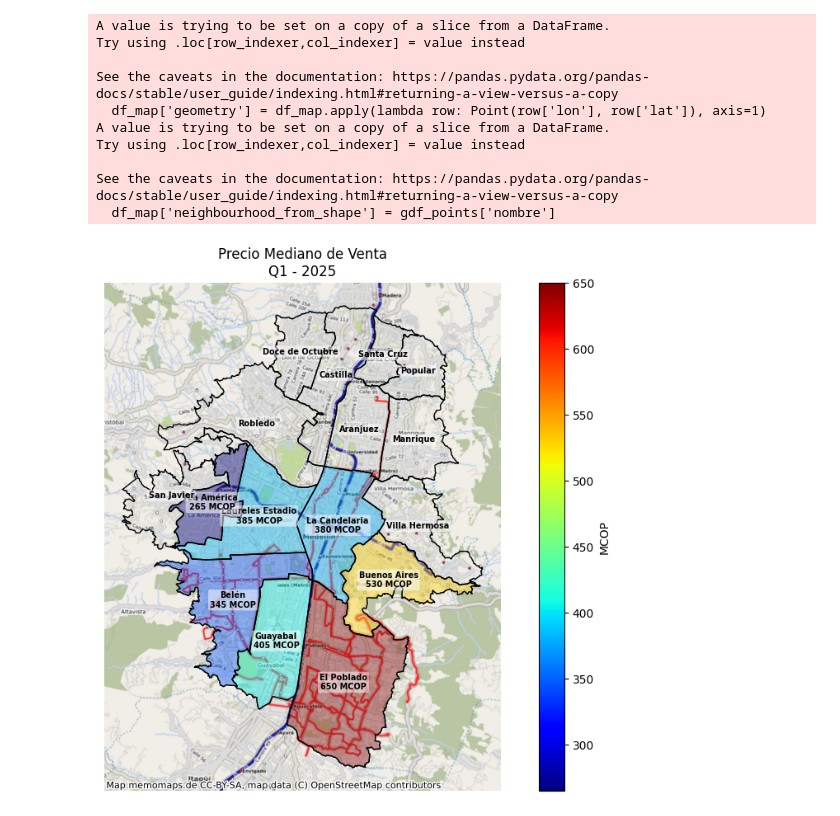
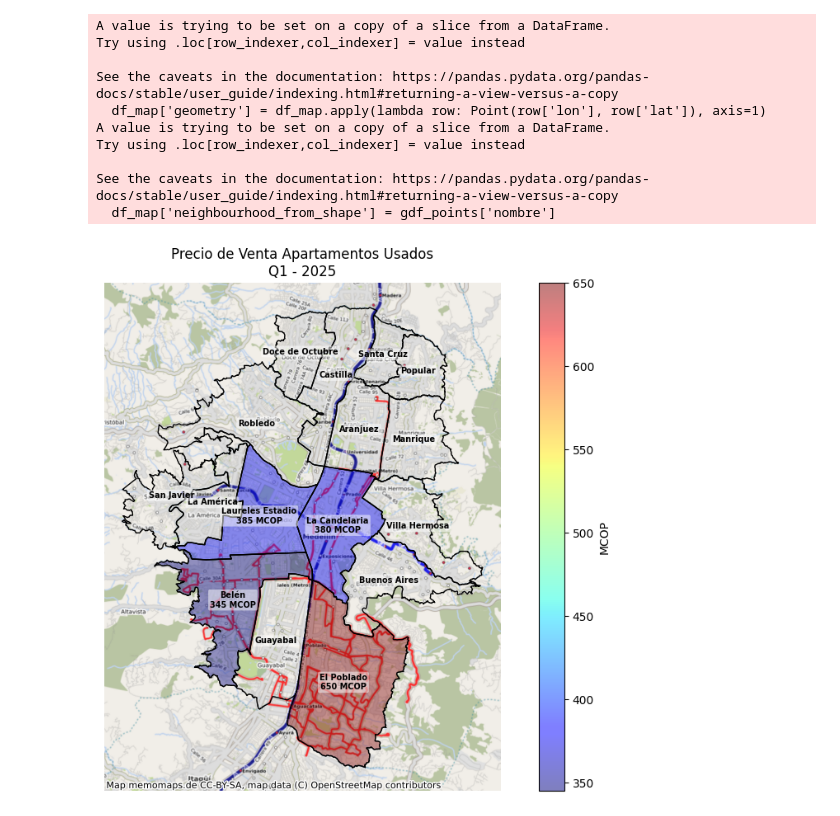
Before and after one commit to AldeaAI/Scraping, a Jupyter notebook: notebooks/MAW/Visualisations/new_Visualisation_AveragePrice.ipynb, the cells around one changed output. Drawn from its saved outputs; the diff is of its cells as text; code cells hidden in the pictures.

Commit message:
stable version of new_Visualisation_average_price

```diff
--- a/notebooks/MAW/Visualisations/new_Visualisation_AveragePrice.ipynb
+++ b/notebooks/MAW/Visualisations/new_Visualisation_AveragePrice.ipynb
@@ -38,7 +42,14 @@ df =  df[mask]
 # df
-# %%
-df.drop_duplicates(subset='propertyId', inplace=True)
+# %%
+# Sort DataFrame by Extraction Date in descending order
+df.sort_values('Extraction Date', ascending=False, inplace=True)
+
+
+df.drop_duplicates(subset='propertyId', inplace=True, keep='first')
 # %%
+
+# Calculate price per square meter
+df['price_per_m2'] = df['salePrice'] / df['area']
 
 # Extract longitude and latitude from the 'coordinates' column
 df['coordinates'] = df['coordinates'].apply(lambda x: ast.literal_eval(x) if isinstance(x, str) else x)
@@ -113,8 +124,9 @@ gdf_4326['median_price'] = gdf_4326['nombre'].map(median_price_by_neigh)
 
 
 # If the number of properties is less than 5, make the avg_price equal to nan
-gdf_4326.loc[gdf_4326['num_properties'] < 5, 'avg_price'] = np.nan
-gdf_4326.loc[gdf_4326['num_properties'] < 5, 'median_price'] = np.nan
+min_properties = 20
+gdf_4326.loc[gdf_4326['num_properties'] < min_properties, 'avg_price'] = np.nan
+gdf_4326.loc[gdf_4326['num_properties'] < min_properties, 'median_price'] = np.nan
 
 
 # gdf_4326['avg_price'] = gdf_4326['avg_price'].fillna(0)
@@ -137,42 +149,56 @@ plot = gdf_4326_valid.plot(
 
 # Draw the edges of all neighbourhoods (including those without data)
 gdf_4326.plot(facecolor='none', ax=ax, edgecolor='k')
+# df_map.plot.scatter(x='lon', y='lat', ax=ax, c='red', s=10, alpha=0.7, label='Properties')
+
 
 # Add the basemap tiles to the plot
 source = ctx.providers[map_provider]
 ctx.add_basemap(ax, crs=gdf_4326.crs.to_string(), source=source)
 
 # Set the plot title and remove axis
-plt.title(f'Precio Mediano de Venta\nQ{quarter} - {year}')
+if property_type == 'Apartments':
+    property_type_label = 'Apartamentos Usados'
+elif property_type == 'Houses':
+    property_type_label = 'Casas Usadas'
+elif property_type == 'Offices':
+    property_type_label = 'Oficinas Usadas'
+
+
+plt.title(f'Precio de Venta {property_type_label}\nQ{quarter} - {year}')
 plt.axis('off')
 
 # Format the colorbar to show values in millions of COP
+alpha_value = 0.5
 cbar = plot.get_figure().axes[-1]
 cbar.set_ylabel('MCOP')
 cbar.yaxis.set_major_formatter(mticker.FuncFormatter(lambda x, _: f'{x/1e6:.0f}'))
+for c in cbar.collections:
+    c.set_alpha(alpha_value)
+
 
 # Annotate each neighbourhood
 for idx, row in gdf_4326.iterrows():
     centroid = row['geometry'].centroid
     neighbourhood_name = row['nombre']
     median_price = row['median_price']
     if not np.isnan(median_price) and median_price != 0:
         value = median_price / 1e6
         label = f'{neighbourhood_name}\n{value:,.0f} MCOP'
     else:
         label = f'{neighbourhood_name}'
     ax.annotate(
         label,
         (centroid.x, centroid.y),
         color='black',
         fontsize=7,
         ha='center',
         va='center',
         fontweight='bold',
-        bbox=dict(facecolor='white', alpha=0.5, edgecolor='none', boxstyle='round,pad=0.2')
+        bbox=dict(facecolor='white', alpha=alpha_value, edgecolor='none', boxstyle='round,pad=0.2')
     )
 
 # Display the plot
 plt.show()
 # %% [output]
-[figure, old version]
+[figure, new version]
```
Also changed, not shown: parts of 5 cells of this notebook.
